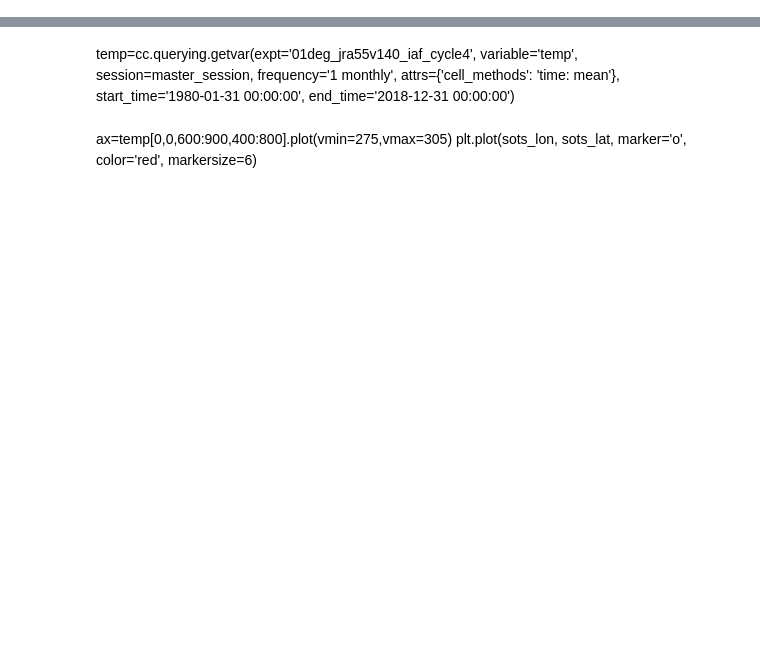
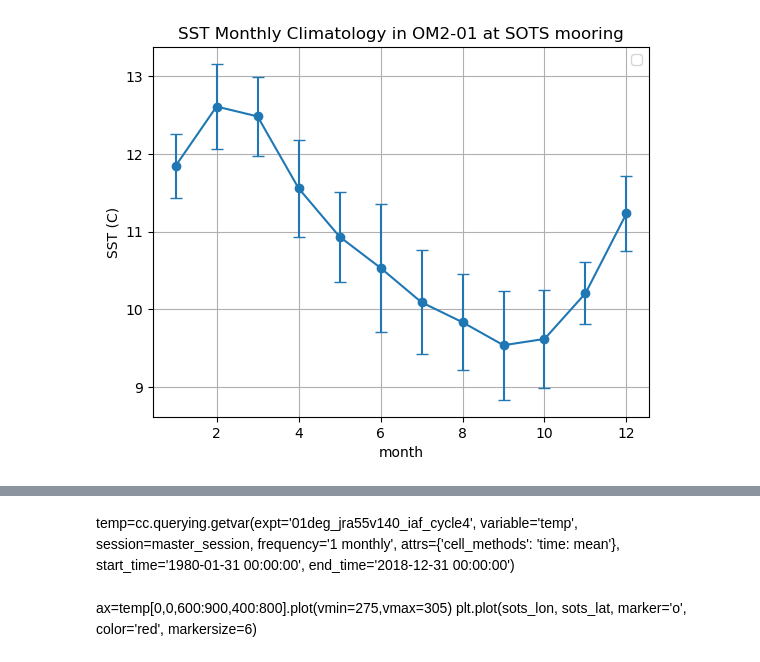
Before and after one commit to PaulSpence/21CW_SOTS_Ocean, a Jupyter notebook: notebooks/om2_01_temp.ipynb, the cells around one changed output, grey strips where cells are left out. Cells and saved outputs as stored; diff of their text form; code cells hidden in the pictures; blank space fills up the shorter version.

```diff
--- a/notebooks/om2_01_temp.ipynb
+++ b/notebooks/om2_01_temp.ipynb
@@ -43,3 +384,12 @@ ExperimentExplorer(children=(HTML(value='\n            <h3>Experiment Explorer</
 #142E lon on om2 grid is
 sots_lon=-280+62
 sots_lat=-46.7
+# %%
+#look at seasonal variability of ocean temp in om2 near SOTS.
+start_time='2010-01-01 00:00:00'
+end_time='2019-01-01 00:00:00'
+sst=cc.querying.getvar(expt='01deg_jra55v140_iaf_cycle3', variable='surface_pot_temp',
+                          session=master_session, frequency='1 monthly',
+                          attrs={'cell_methods': 'time: mean'},
+                          start_time='2010-01-01 00:00:00',
+                          end_time='2019-01-01 00:00:00').sel(time=slice(start_time,end_time))
@@ -45,0 +398,29 @@ sots_lat=-46.7
+# %%
+#monthly climatology of sst data
+sst_clim=sst.groupby('time.month').mean('time')
+#sst_clim_anom=sst.groupby("time.month") - sst_clim
+sst_clim_std = sst.groupby("time.month").std("time")
+# %%
+sst_clim_sots=sst_clim.sel(yt_ocean=sots_lat, xt_ocean=sots_lon, method="nearest")
+# %%
+sst_clim_std_sots=sst_clim_std.sel(yt_ocean=sots_lat, xt_ocean=sots_lon, method="nearest")
+# %%
+# Create the plot
+#import matplotlib.pyplot as plt
+month = list(range(1, 13))
+#plt.plot(month,sst_clim_sots)
+
+plt.errorbar(month, sst_clim_sots-273.13, yerr=sst_clim_std_sots, fmt='-o', capsize=4)
+
+
+# Add labels and title
+plt.xlabel("month")
+plt.ylabel("SST (C)")
+plt.title("SST Monthly Climatology in OM2-01 at SOTS mooring")
+plt.legend()
+plt.grid(True)
+
+# Show it
+plt.show()
+# %% [output]
+[figure, added]
```
Also changed, not shown: parts of 24 cells of this notebook, 1 other file.
